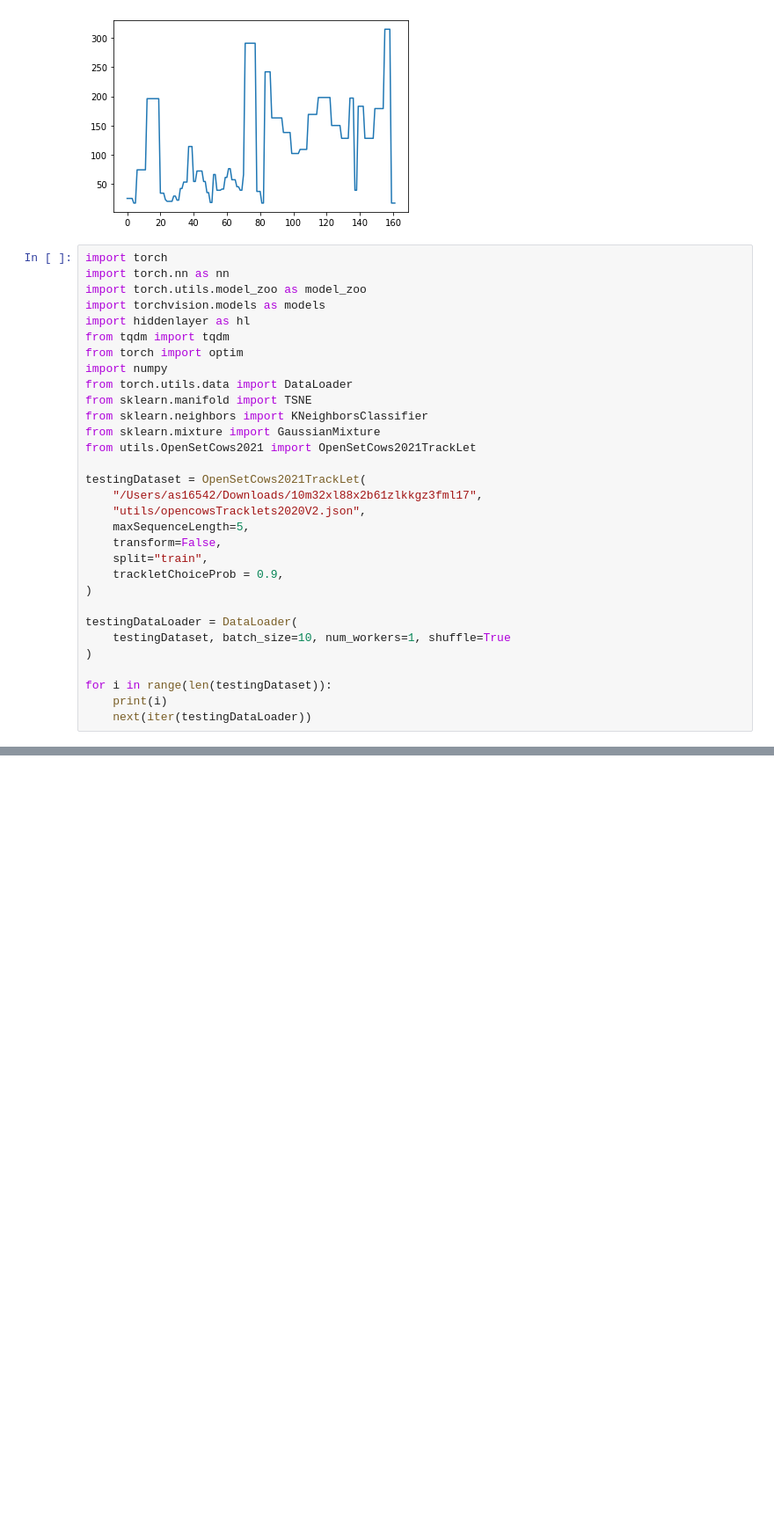
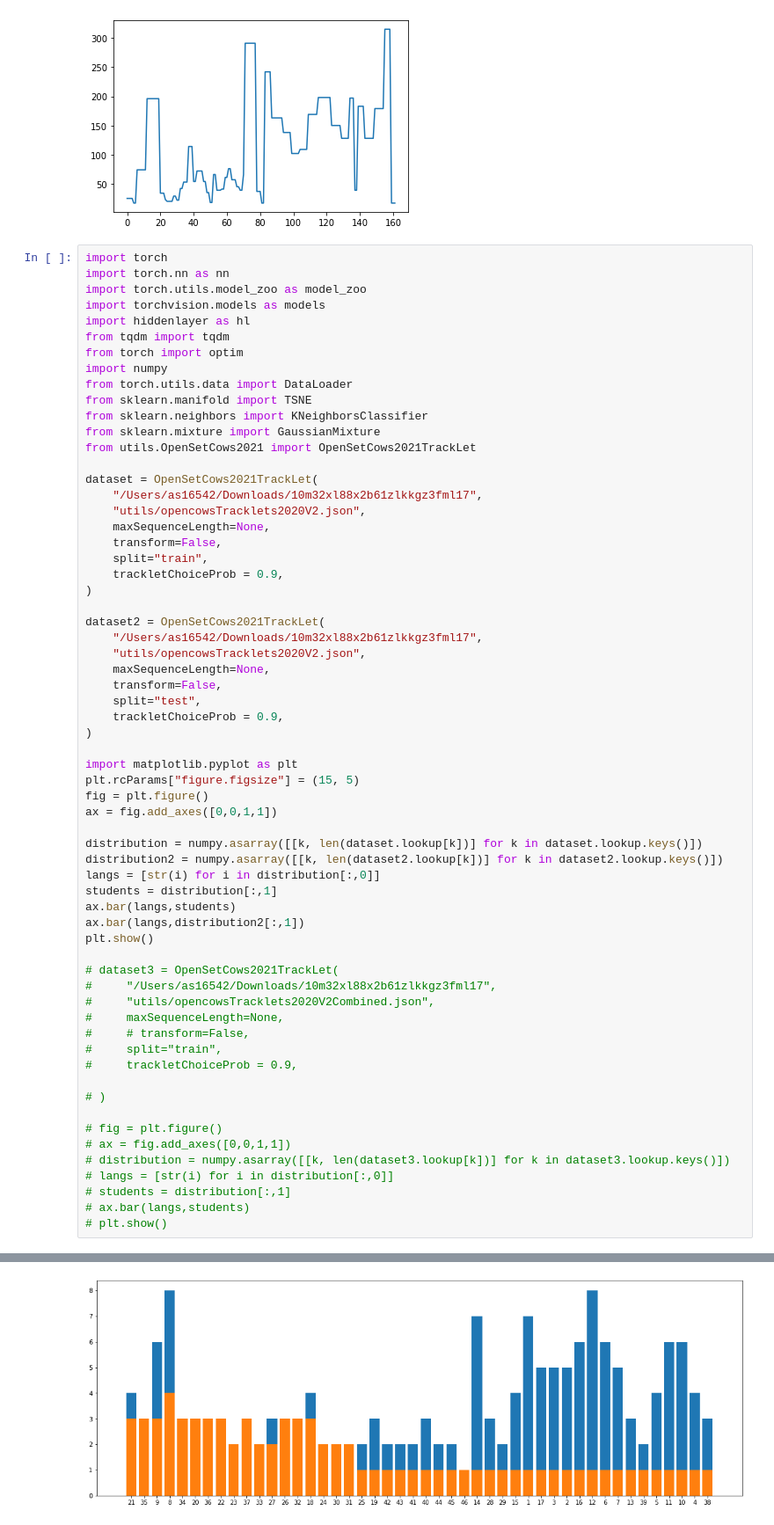
Before and after one commit to Asheeshkrsharma/Identification-OpenCows, a Jupyter notebook: 2021MakeData.ipynb, the cells around one changed output, grey strips where cells are left out. Shown at 88% size. Saved outputs shown, nothing was run; the diff lists cells and outputs as text; blank space fills up the shorter version.

```diff
--- a/2021MakeData.ipynb
+++ b/2021MakeData.ipynb
@@ -361,20 +385,52 @@ from sklearn.neighbors import KNeighborsClassifier
 from sklearn.mixture import GaussianMixture
 from utils.OpenSetCows2021 import OpenSetCows2021TrackLet
 
-testingDataset = OpenSetCows2021TrackLet(
+dataset = OpenSetCows2021TrackLet(
     "/Users/as16542/Downloads/10m32xl88x2b61zlkkgz3fml17",
     "utils/opencowsTracklets2020V2.json",
-    maxSequenceLength=5,
+    maxSequenceLength=None,
     transform=False,
     split="train",
     trackletChoiceProb = 0.9,
 )
 
-testingDataLoader = DataLoader(
-    testingDataset, batch_size=10, num_workers=1, shuffle=True
+dataset2 = OpenSetCows2021TrackLet(
+    "/Users/as16542/Downloads/10m32xl88x2b61zlkkgz3fml17",
+    "utils/opencowsTracklets2020V2.json",
+    maxSequenceLength=None,
+    transform=False,
+    split="test",
+    trackletChoiceProb = 0.9,
 )
 
-for i in range(len(testingDataset)):
-    print(i)
-    next(iter(testingDataLoader))
+import matplotlib.pyplot as plt
+plt.rcParams["figure.figsize"] = (15, 5)
+fig = plt.figure()
+ax = fig.add_axes([0,0,1,1])
+
+distribution = numpy.asarray([[k, len(dataset.lookup[k])] for k in dataset.lookup.keys()])
+distribution2 = numpy.asarray([[k, len(dataset2.lookup[k])] for k in dataset2.lookup.keys()])
+langs = [str(i) for i in distribution[:,0]]
+students = distribution[:,1]
+ax.bar(langs,students)
+ax.bar(langs,distribution2[:,1])
+plt.show()
+
+# dataset3 = OpenSetCows2021TrackLet(
+#     "/Users/as16542/Downloads/10m32xl88x2b61zlkkgz3fml17",
+#     "utils/opencowsTracklets2020V2Combined.json",
+#     maxSequenceLength=None,
+#     # transform=False,
+#     split="train",
+#     trackletChoiceProb = 0.9,
+
+# )
+
+# fig = plt.figure()
+# ax = fig.add_axes([0,0,1,1])
+# distribution = numpy.asarray([[k, len(dataset3.lookup[k])] for k in dataset3.lookup.keys()])
+# langs = [str(i) for i in distribution[:,0]]
+# students = distribution[:,1]
+# ax.bar(langs,students)
+# plt.show()
 # %% [output]
@@ -429,0 +437 @@ KeyboardInterrupt:
+[figure, added]
```
Also changed, not shown: parts of 5 cells of this notebook, 2 other files.
